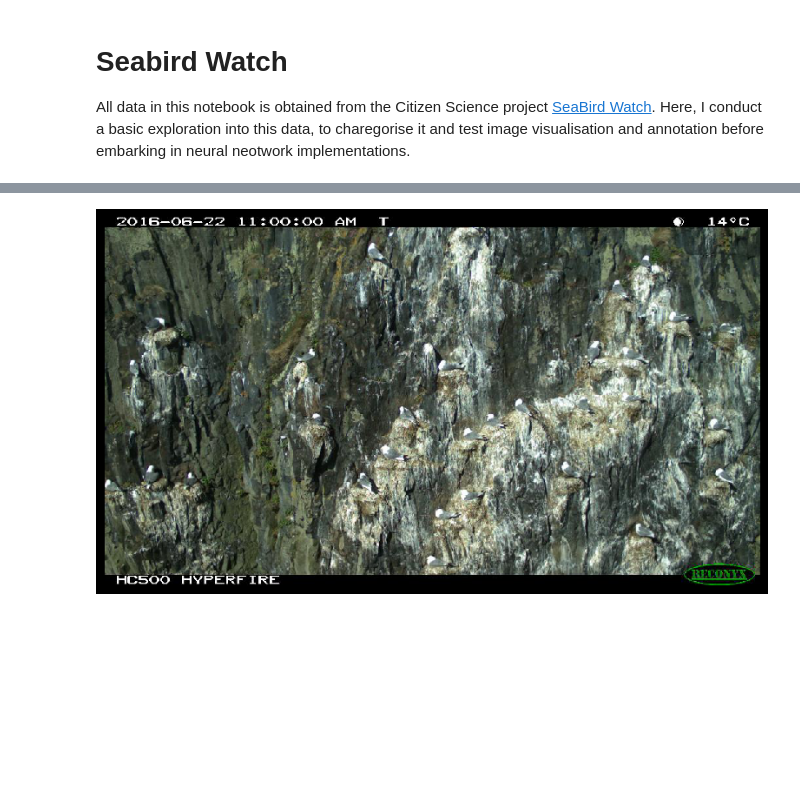
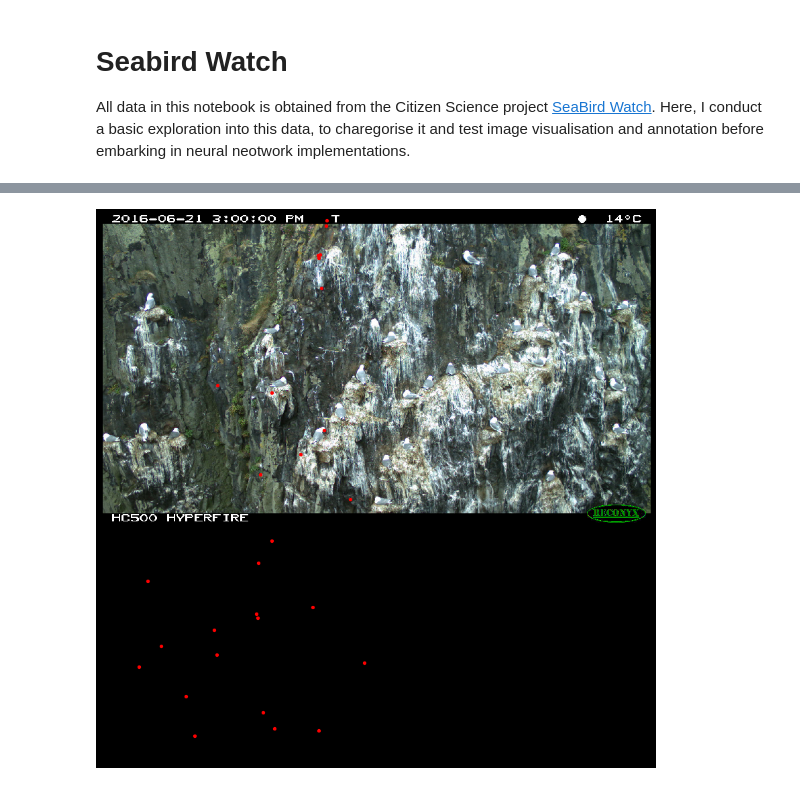
Before and after one commit to KCGallagher/birdspy, a Jupyter notebook: image_exploration.ipynb, the cells around one changed output, grey strips where cells are left out. Saved outputs shown, nothing was run; the diff lists cells and outputs as text; code cells hidden in the pictures; blank space fills up the shorter version.

Commit message:
Annotate images (closes #2)

```diff
--- a/image_exploration.ipynb
+++ b/image_exploration.ipynb
@@ -12,10 +14,11 @@ import birdspy as bs
 # %%
 # Plot example image from database
 
-im = bs.BirdImage("images/HVITa_zooniverse/HVITa2016a_zooniverse/HVITa2016a_000006.JPG")
+im = bs.BirdImage("images/HVITa_renamed/HVITa2016a_renamed/HVITa2016a_000001.JPG")
+im.get_annotations()
 im.save("figures/example_image.jpg")
-im.print()
+im.print(use_annotations=True)
 # %% [output]
-[figure, old version]
+[figure, new version]
 # %%
 # Get annotations from citizen science database
```
Also changed, not shown: parts of 2 cells of this notebook, 2 other files.
